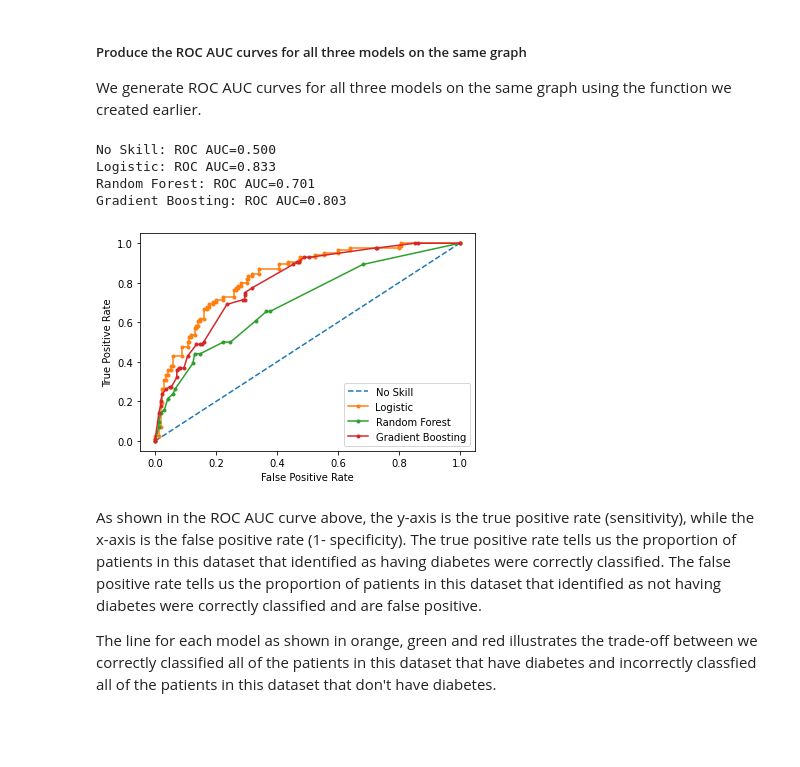
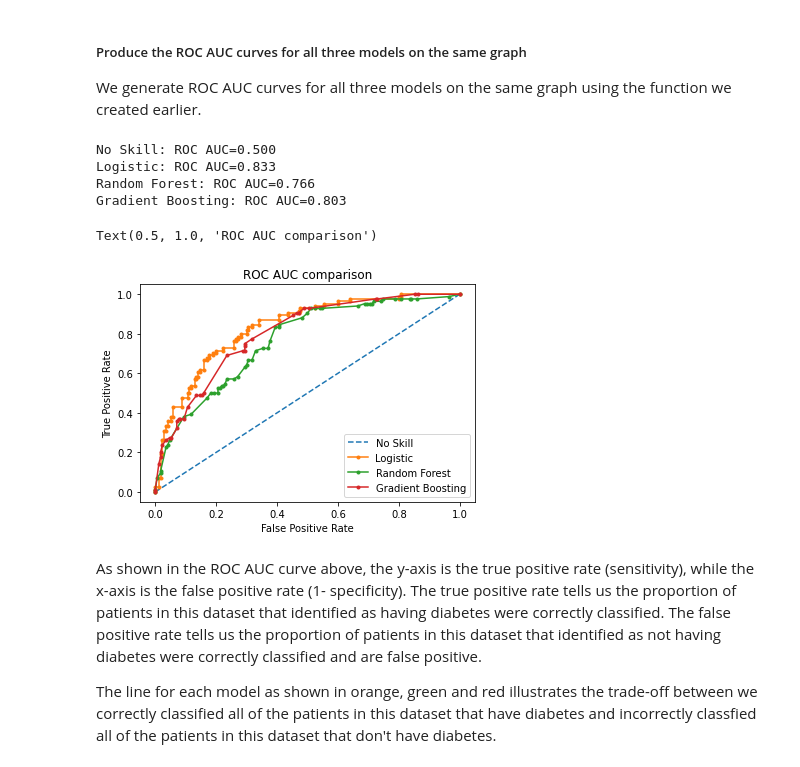
Before and after one commit to JinghanChen99/data-project, a Jupyter notebook: diabetes/diabetes_modeling.ipynb, the cells around one changed output. Cells and saved outputs as stored; diff of their text form; code cells hidden in the pictures; blank space fills up the shorter version.

```diff
--- a/diabetes/diabetes_modeling.ipynb
+++ b/diabetes/diabetes_modeling.ipynb
@@ -294,0 +311,9 @@ The table includes performance data and evaluation metrics for each model.
+# %%
+# count the sum of test cases
+sum_list = []
+for aList in new_dict.values():
+    aSum = 0
+    for i in np.arange(4):
+        aSum += aList[i]
+    sum_list.append(aSum)
+sum_list
@@ -349,17 +386,19 @@ def graph_roc_auc(model, name):
 ##### Produce the ROC AUC curves for all three models on the same graph
 We generate ROC AUC curves for all three models on the same graph using the function we created earlier.
 # %%
-no_skill_predictio
+no_skill_prediction()
 model = [best_logic_model, best_rf_model, best_gb_model]
 name = ['Logistic','Random Forest','Gradient Boosting']
 for i in range(len(model)):
     graph_roc_auc(model[i], name[i])
+plt.title('ROC AUC comparison')
 # %% [output]
 No Skill: ROC AUC=0.500
 Logistic: ROC AUC=0.833
-Random Forest: ROC AUC=0.701
+Random Forest: ROC AUC=0.766
 Gradient Boosting: ROC AUC=0.803
+Text(0.5, 1.0, 'ROC AUC comparison')
-[figure, old version]
+[figure, new version]
 # %% [markdown]
 As shown in the ROC AUC curve above, the y-axis is the true positive rate (sensitivity), while the x-axis is the false positive rate (1- specificity). The true positive rate tells us the proportion of patients in this dataset that identified as having diabetes were correctly classified. The false positive rate tells us the proportion of patients in this dataset that identified as not having diabetes were correctly classified and are false positive.
 
```
Also changed, not shown: parts of 14 cells of this notebook.
